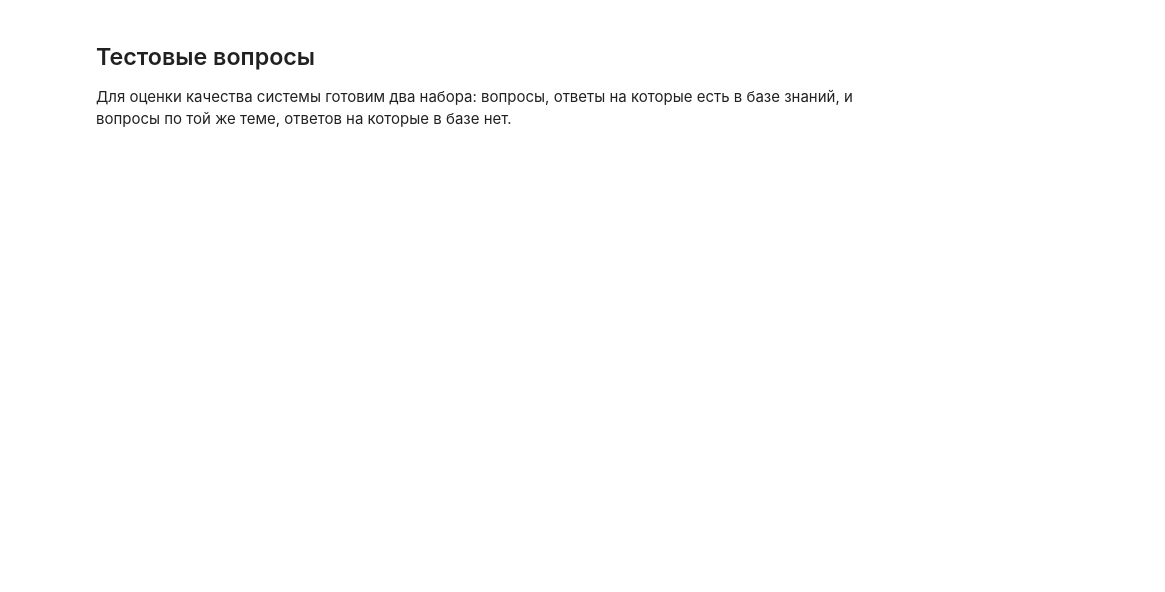
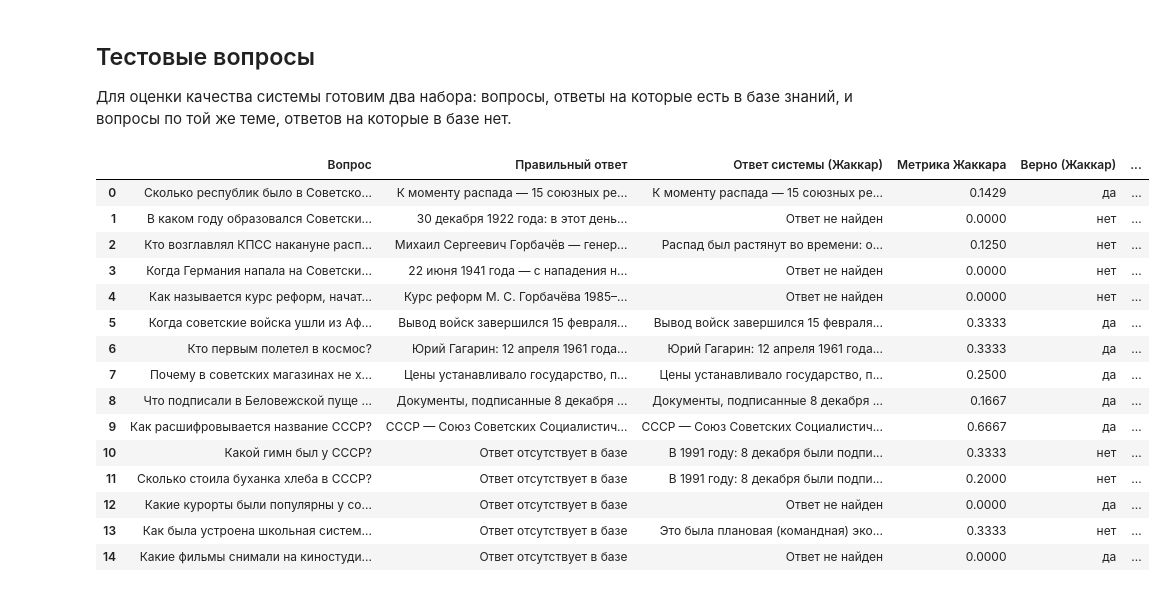
Before and after one commit to timur2015png/ML_LAB, a Jupyter notebook: lab_07.ipynb, the cells around one changed output. Saved outputs shown, nothing was run; the diff lists cells and outputs as text; code cells hidden in the pictures; blank space fills up the shorter version.

```diff
--- a/lab_07.ipynb
+++ b/lab_07.ipynb
@@ -71,0 +141,10 @@ print("Пар в базе знаний:", len(questions), len(answers))
+# %%
+processed_questions = [
+    preprocess_text(question)
+    for question in questions
+]
+
+for original, processed in zip(questions[:5], processed_questions[:5]):
+    print("Исходный вопрос", original)
+    print("После обработки", processed)
+    print("-" * 80)
@@ -105,0 +335,63 @@ correct_indices = [
+# %%
+import pandas as pd
+
+metric_names = ["Жаккар", "Косинусное сходство", "Корреляция Пирсона"]
+
+evaluation_table = []
+is_correct = {name: [] for name in metric_names}
+
+for i, query in enumerate(test_questions):
+    if i < len(correct_indices):
+        expected_index = correct_indices[i]
+        correct_answer = answers[expected_index]
+    else:
+        expected_index = None
+        correct_answer = "Ответ отсутствует в базе"
+
+    results = find_answers(query, top_n=1)
+
+    jaccard_result = results["Жаккар"][0]
+    cosine_result = results["Косинусное сходство"][0]
+    pearson_result = results["Корреляция Пирсона"][0]
+
+    # Для вопросов без ответа в базе верным считаем отказ ("Ответ не найден")
+    for name in metric_names:
+        is_correct[name].append(results[name][0]["index"] == expected_index)
+
+    evaluation_table.append({
+        "Вопрос": query,
+        "Правильный ответ": correct_answer,
+
+        "Ответ системы (Жаккар)": jaccard_result["answer"],
+        "Метрика Жаккара": round(jaccard_result["score"], 4),
+        "Верно (Жаккар)": "да" if is_correct["Жаккар"][-1] else "нет",
+
+        "Ответ системы (косинус)": cosine_result["answer"],
+        "Косинусная близость": round(cosine_result["score"], 4),
+        "Верно (косинус)": "да" if is_correct["Косинусное сходство"][-1] else "нет",
+
+        "Ответ системы (корреляция)": pearson_result["answer"],
+        "Корреляция Пирсона": round(pearson_result["score"], 4),
+        "Верно (корреляция)": "да" if is_correct["Корреляция Пирсона"][-1] else "нет"
+    })
+
+evaluation_df = pd.DataFrame(evaluation_table)
+
+evaluation_df
+# %% [output]
+|  | Вопрос | Правильный ответ | Ответ системы (Жаккар) | Метрика Жаккара | Верно (Жаккар) | ... |
+| 0 | Сколько республик было в Советско... | К моменту распада — 15 союзных ре... | К моменту распада — 15 союзных ре... | 0.1429 | да | ... |
+| 1 | В каком году образовался Советски... | 30 декабря 1922 года: в этот день... | Ответ не найден | 0.0000 | нет | ... |
+| 2 | Кто возглавлял КПСС накануне расп... | Михаил Сергеевич Горбачёв — генер... | Распад был растянут во времени: о... | 0.1250 | нет | ... |
+| 3 | Когда Германия напала на Советски... | 22 июня 1941 года — с нападения н... | Ответ не найден | 0.0000 | нет | ... |
+| 4 | Как называется курс реформ, начат... | Курс реформ М. С. Горбачёва 1985–... | Ответ не найден | 0.0000 | нет | ... |
+| 5 | Когда советские войска ушли из Аф... | Вывод войск завершился 15 февраля... | Вывод войск завершился 15 февраля... | 0.3333 | да | ... |
+| 6 | Кто первым полетел в космос? | Юрий Гагарин: 12 апреля 1961 года... | Юрий Гагарин: 12 апреля 1961 года... | 0.3333 | да | ... |
+| 7 | Почему в советских магазинах не х... | Цены устанавливало государство, п... | Цены устанавливало государство, п... | 0.2500 | да | ... |
+| 8 | Что подписали в Беловежской пуще ... | Документы, подписанные 8 декабря ... | Документы, подписанные 8 декабря ... | 0.1667 | да | ... |
+| 9 | Как расшифровывается название СССР? | СССР — Союз Советских Социалистич... | СССР — Союз Советских Социалистич... | 0.6667 | да | ... |
+| 10 | Какой гимн был у СССР? | Ответ отсутствует в базе | В 1991 году: 8 декабря были подпи... | 0.3333 | нет | ... |
+| 11 | Сколько стоила буханка хлеба в СССР? | Ответ отсутствует в базе | В 1991 году: 8 декабря были подпи... | 0.2000 | нет | ... |
+| 12 | Какие курорты были популярны у со... | Ответ отсутствует в базе | Ответ не найден | 0.0000 | да | ... |
+| 13 | Как была устроена школьная систем... | Ответ отсутствует в базе | Это была плановая (командная) эко... | 0.3333 | нет | ... |
+| 14 | Какие фильмы снимали на киностуди... | Ответ отсутствует в базе | Ответ не найден | 0.0000 | да | ... |
```
Also changed, not shown: parts of 12 cells of this notebook.
